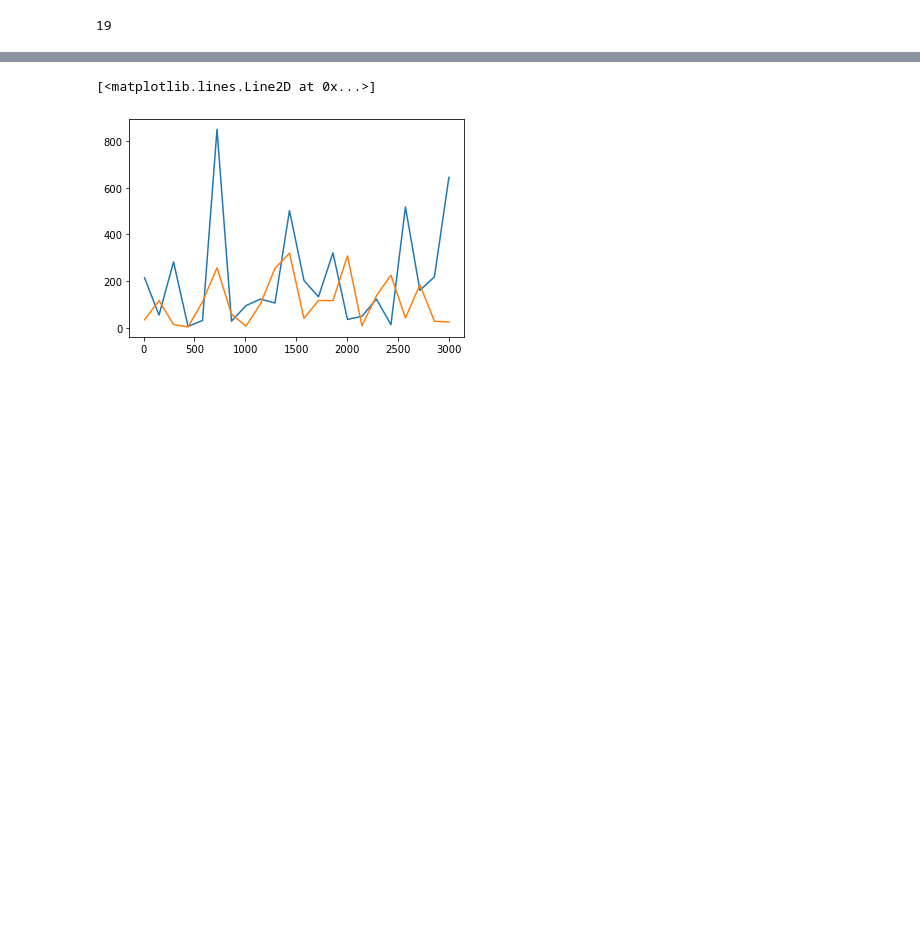
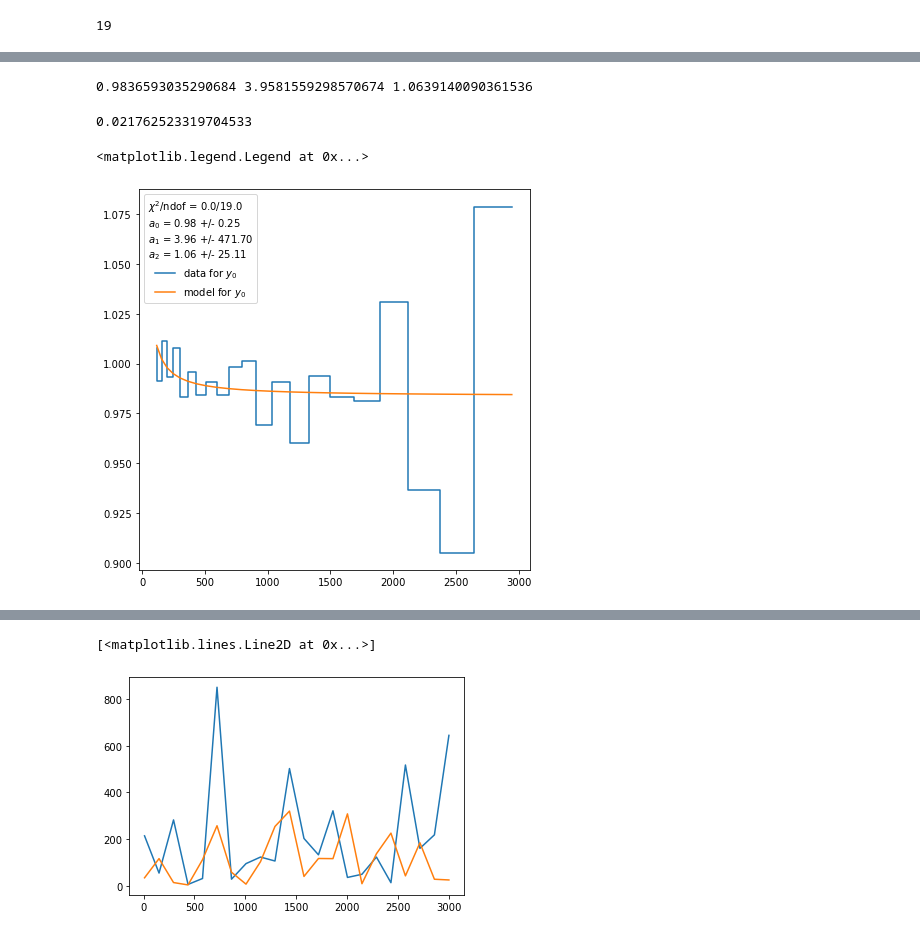
Before and after one commit to AliAlkadhim/NPC_Jets, a Jupyter notebook: fit.ipynb, the cells around one changed output, grey strips where cells are left out. Cells and saved outputs as stored; diff of their text form; code cells hidden in the pictures; blank space fills up the shorter version.

```diff
--- a/fit.ipynb
+++ b/fit.ipynb
@@ -143,9 +160,8 @@ $\nu = N - N_f$
 
 Where $N$ is the number of bins and $N_f=3$ is the number of parameters in our model
 # %%
-uncertainties = np.ones_like(pt_range)
-chi2 = np.sum((NPC_toy - model(edges_centers, *params) )**2 )
-nu=len(edges_centers) - len(params)
+chi2 = np.sum((NPC4_y0 - model(bin_centers_y0, *params) )**2 )
+nu=len(bin_centers_y0) - len(params)
 print(nu)
 # %% [output]
 19
@@ -190,0 +225,3 @@ ValueError: n and xe have incompatible shapes
+# %%
+initial_guess = [1.,1.,1.]
+result=iminuit.minimize(chi2, initial_guess)
@@ -190,0 +256,6 @@ ValueError: n and xe have incompatible shapes
+# %%
+print(result.minuit.parameters)
+for p in result.minuit.parameters:
+    print(result.minuit.values[p])
+
+    print(result.minuit.errors[p])
@@ -190,0 +270,34 @@ ValueError: n and xe have incompatible shapes
+# %%
+a0, a1, a2 = result.x
+print(a0, a1, a2)
+cov = result.hess_inv
+std_a = np.sqrt(np.diag(cov))
+# %% [output]
+0.9836593035290684 3.9581559298570674 1.0639140090361536
+# %%
+chi2min = result.minuit.fval
+ndof = result.minuit.ndof
+print(chi2min)
+# %% [output]
+0.021762523319704533
+# %%
+N = len(x)
+Nf = 3
+nu = N-Nf#=ndof
+ndof= nu
+
+plt.figure(figsize=(7,7))
+plt.step(x, y, label='data for $y_0$')
+plt.plot(x, model(result.x), label='model for $y_0$')
+
+legend = [f"$\chi^2$/ndof = {chi2min:.1f}/{ndof:.1f}"]
+minuit = result.minuit
+names=['$a_0$', '$a_1$', '$a_2$']
+for i, p in enumerate(minuit.parameters):
+    legend.append(f"{names[i]} = {minuit.values[p]:.2f} +/- {minuit.errors[p]:.2f}")
+
+
+plt.legend(title='\n'.join(legend))
+# %% [output]
+<matplotlib.legend.Legend at 0x...>
+[figure, added]
```
Also changed, not shown: parts of 26 cells of this notebook, 1 other file.
